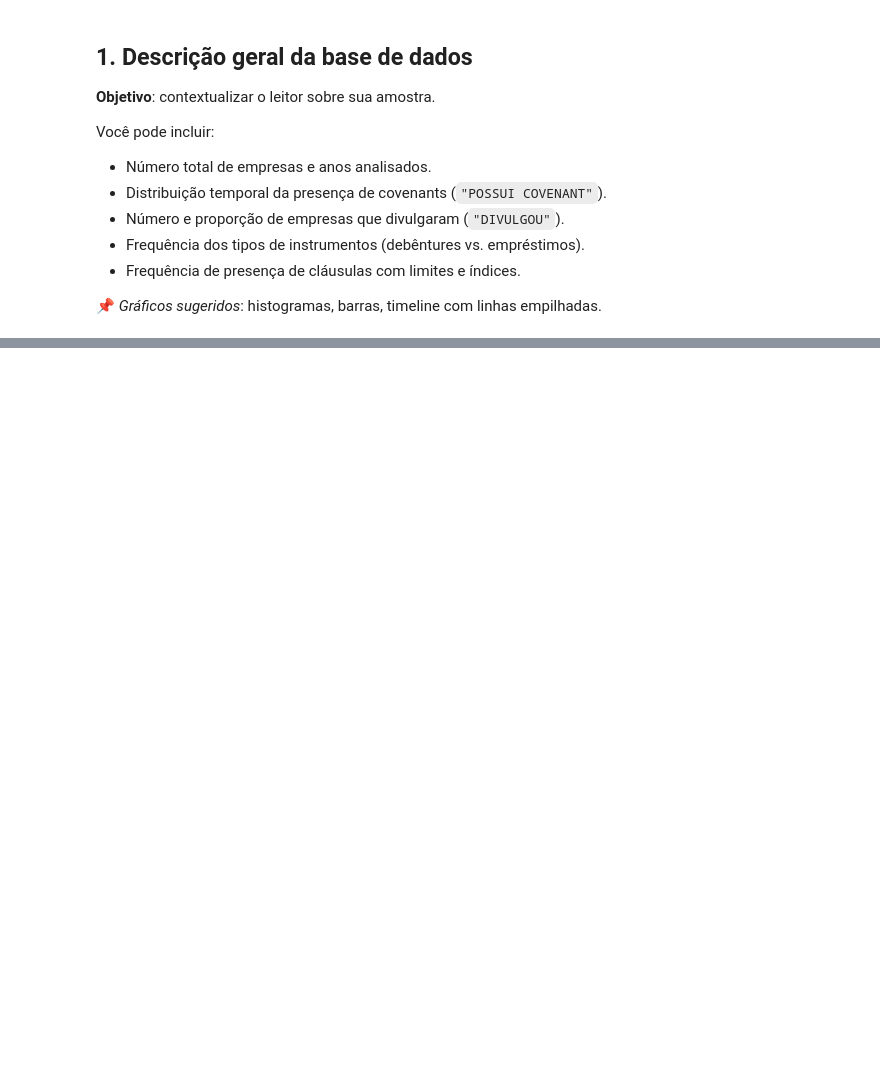
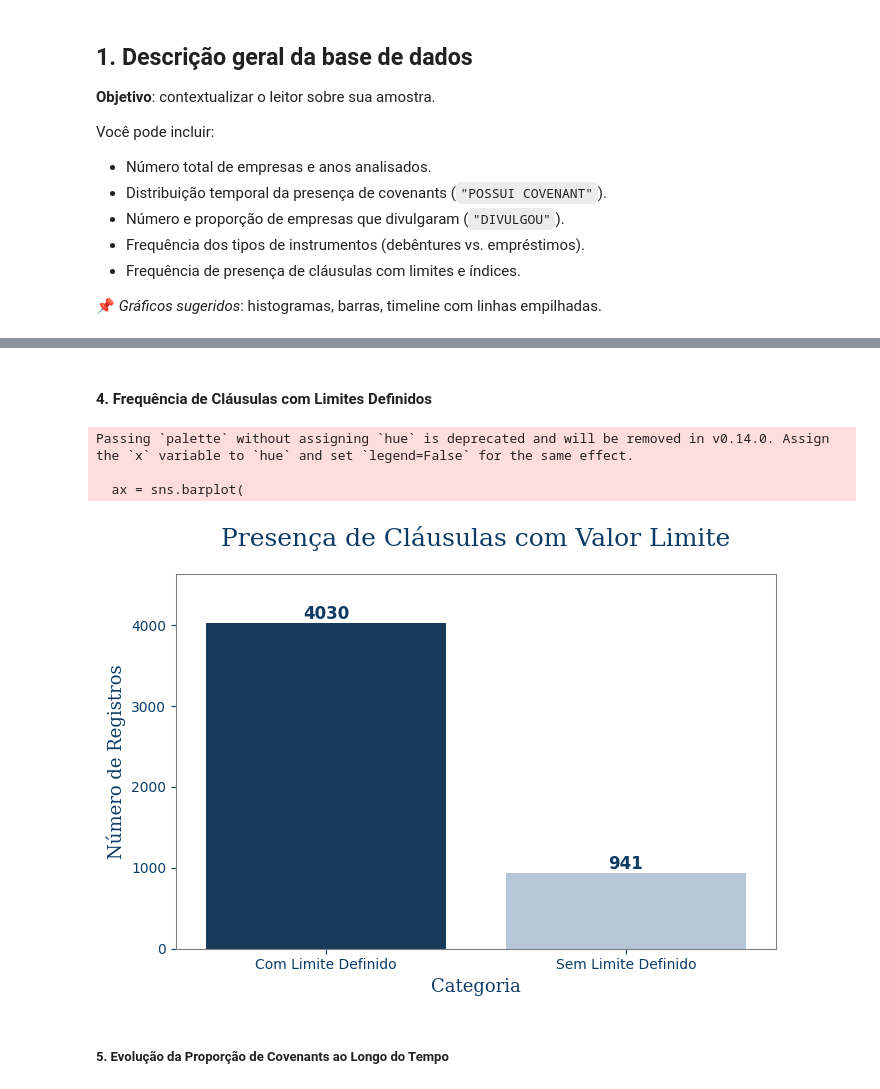
Before and after one commit to meduardajustino/Covenants-Contabeis, a Jupyter notebook: Análise Covenants.ipynb, the cells around one changed output, grey strips where cells are left out. Saved outputs shown, nothing was run; the diff lists cells and outputs as text; code cells hidden in the pictures; blank space fills up the shorter version.

```diff
--- a/Análise Covenants.ipynb
+++ b/Análise Covenants.ipynb
@@ -387,0 +536,31 @@ Você pode incluir:
+# %% [markdown]
+#### 4. Frequência de Cláusulas com Limites Definidos
+# %%
+df_filtrado['tem_limite'] = df_filtrado['valor_limite'].notna().map({True: 'Com Limite Definido', False: 'Sem Limite Definido'})
+contagem_limites = df_filtrado['tem_limite'].value_counts()
+
+plt.figure(figsize=(7, 5))
+ax = sns.barplot(
+    x=contagem_limites.index,
+    y=contagem_limites.values,
+    palette=[azul_escuro, "#b0c4de"]
+)
+plt.title("Presença de Cláusulas com Valor Limite", fontdict=font_titulo, pad=20)
+plt.xlabel("Categoria", fontdict=font_eixos)
+plt.ylabel("Número de Registros", fontdict=font_eixos)
+
+# Adiciona os rótulos de dados
+for i, v in enumerate(contagem_limites.values):
+    ax.text(i, v, str(v), ha='center', va='bottom', color=azul_escuro, fontweight='bold', size=12)
+
+plt.ylim(0, max(contagem_limites.values) * 1.15)
+plt.tight_layout()
+# plt.savefig("frequencia_clausulas_limite.png")
+plt.show()
+# %% [output]
+Passing `palette` without assigning `hue` is deprecated and will be removed in v0.14.0. Assign the `x` variable to `hue` and set `legend=False` for the same effect.
+
+  ax = sns.barplot(
+[figure, added]
+# %% [markdown]
+##### 5. Evolução da Proporção de Covenants ao Longo do Tempo
```
Also changed, not shown: parts of 16 cells of this notebook, 1 other file.
